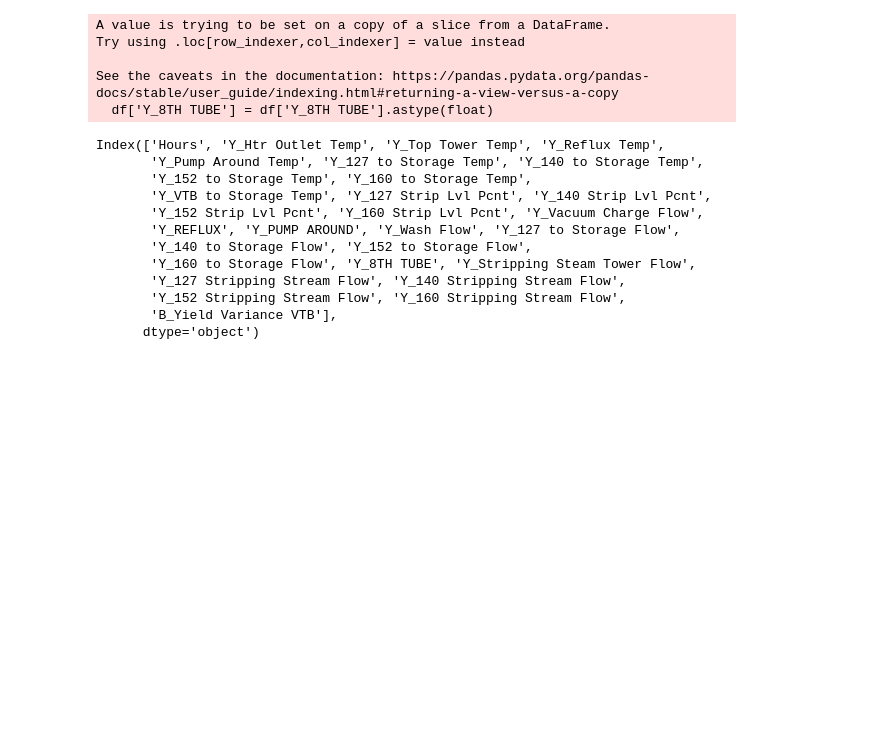
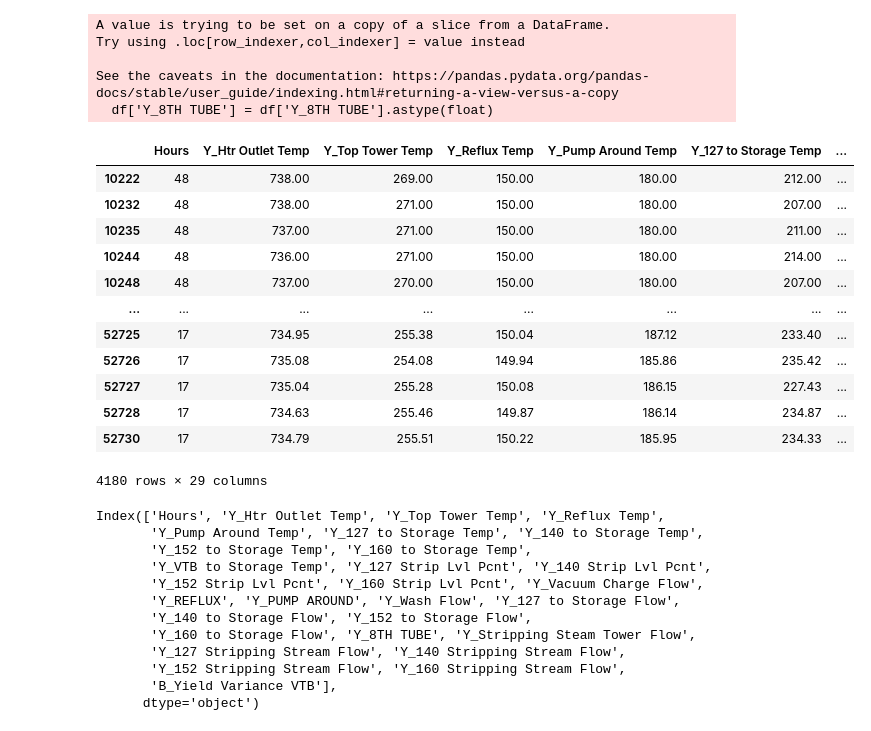
Before and after one commit to JPHebert32/MPO, a Jupyter notebook: data.ipynb, the cells around one changed output. Saved outputs shown, nothing was run; the diff lists cells and outputs as text; code cells hidden in the pictures; blank space fills up the shorter version.

```diff
--- a/data.ipynb
+++ b/data.ipynb
@@ -107,3 +105,19 @@ df = df[['Hours','Y_Htr Outlet Temp', 'Y_Top Tower Temp', 'Y_Reflux Temp', 'Y_Pu
+# %%
+df
+# %% [output]
+|  | Hours | Y_Htr Outlet Temp | Y_Top Tower Temp | Y_Reflux Temp | Y_Pump Around Temp | Y_127 to Storage Temp | ... |
+| 10222 | 48 | 738.00 | 269.00 | 150.00 | 180.00 | 212.00 | ... |
+| 10232 | 48 | 738.00 | 271.00 | 150.00 | 180.00 | 207.00 | ... |
+| 10235 | 48 | 737.00 | 271.00 | 150.00 | 180.00 | 211.00 | ... |
+| 10244 | 48 | 736.00 | 271.00 | 150.00 | 180.00 | 214.00 | ... |
+| 10248 | 48 | 737.00 | 270.00 | 150.00 | 180.00 | 207.00 | ... |
+| ... | ... | ... | ... | ... | ... | ... | ... |
+| 52725 | 17 | 734.95 | 255.38 | 150.04 | 187.12 | 233.40 | ... |
+| 52726 | 17 | 735.08 | 254.08 | 149.94 | 185.86 | 235.42 | ... |
+| 52727 | 17 | 735.04 | 255.28 | 150.08 | 186.15 | 227.43 | ... |
+| 52728 | 17 | 734.63 | 255.46 | 149.87 | 186.14 | 234.87 | ... |
+| 52730 | 17 | 734.79 | 255.51 | 150.22 | 185.95 | 234.33 | ... |
+4180 rows × 29 columns
 # %%
 df.columns
 # %% [output]
```
Also changed, not shown: parts of 2 cells of this notebook.
